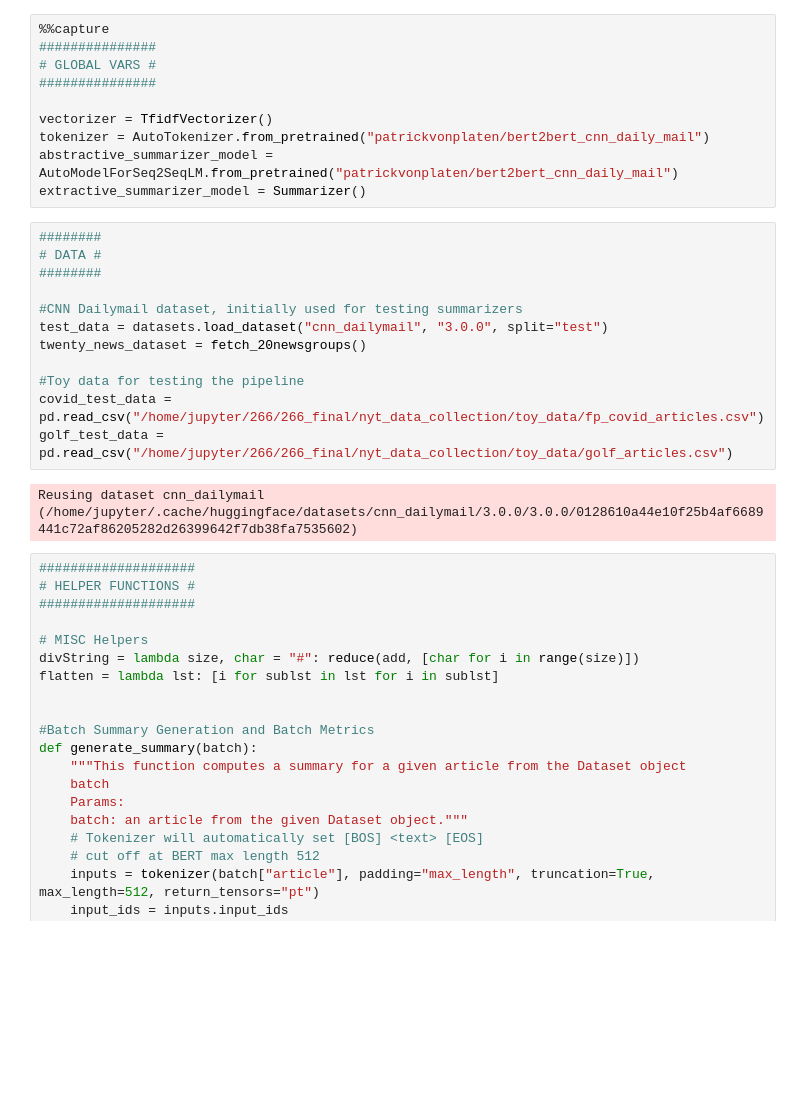
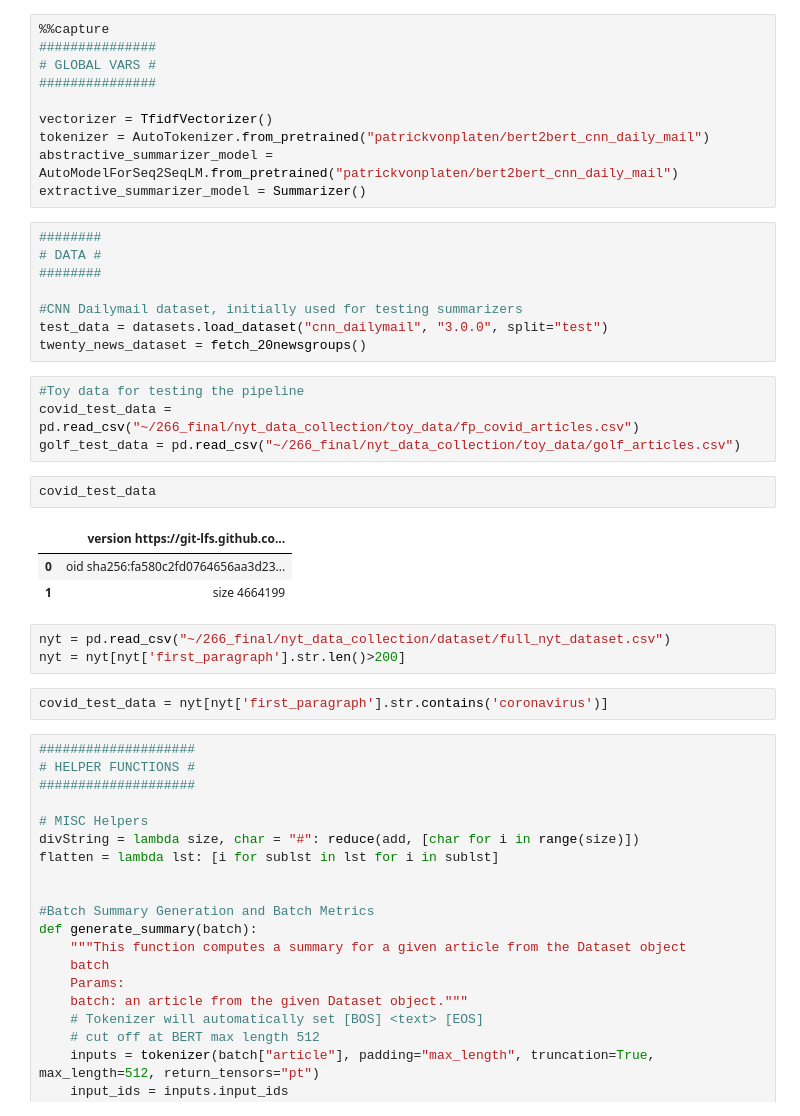
Before and after one commit to brandonscolieri/Inverse-Hierarchical-Multi-Document-Summarization, a Jupyter notebook: pipeline_models/pipeline.ipynb, the cells around one changed output. Cells and saved outputs as stored; diff of their text form; blank space fills up the shorter version.

```diff
--- a/pipeline_models/pipeline.ipynb
+++ b/pipeline_models/pipeline.ipynb
@@ -52,20 +71,29 @@ vectorizer = TfidfVectorizer()
 tokenizer = AutoTokenizer.from_pretrained("patrickvonplaten/bert2bert_cnn_daily_mail")
 abstractive_summarizer_model = AutoModelForSeq2SeqLM.from_pretrained("patrickvonplaten/bert2bert_cnn_daily_mail")
 extractive_summarizer_model = Summarizer()
+# %%
+########
+# DATA #
+########
+
+#CNN Dailymail dataset, initially used for testing summarizers
+test_data = datasets.load_dataset("cnn_dailymail", "3.0.0", split="test")
+twenty_news_dataset = fetch_20newsgroups()
 # %%
-########
-# DATA #
-########
-
-#CNN Dailymail dataset, initially used for testing summarizers
-test_data = datasets.load_dataset("cnn_dailymail", "3.0.0", split="test")
-twenty_news_dataset = fetch_20newsgroups()
-
 #Toy data for testing the pipeline
-covid_test_data = pd.read_csv("/home/jupyter/266/266_final/nyt_data_collection/toy_data/fp_covid_articles.csv")
-golf_test_data = pd.read_csv("/home/jupyter/266/266_final/nyt_data_collection/toy_data/golf_articles.csv")
+covid_test_data = pd.read_csv("~/266_final/nyt_data_collection/toy_data/fp_covid_articles.csv")
+golf_test_data = pd.read_csv("~/266_final/nyt_data_collection/toy_data/golf_articles.csv")
-# %% [output]
-Reusing dataset cnn_dailymail (/home/jupyter/.cache/huggingface/datasets/cnn_dailymail/3.0.0/3.0.0/0128610a44e10f25b4af6689441c72af86205282d26399642f7db38fa7535602)
+# %%
+covid_test_data
+# %% [output]
+|  | version https://git-lfs.github.co... |
+| 0 | oid sha256:fa580c2fd0764656aa3d23... |
+| 1 | size 4664199 |
+# %%
+nyt = pd.read_csv("~/266_final/nyt_data_collection/dataset/full_nyt_dataset.csv")
+nyt = nyt[nyt['first_paragraph'].str.len()>200]
+# %%
+covid_test_data = nyt[nyt['first_paragraph'].str.contains('coronavirus')]
 # %%
 ####################
 # HELPER FUNCTIONS #
```
Also changed, not shown: parts of 12 cells of this notebook.
